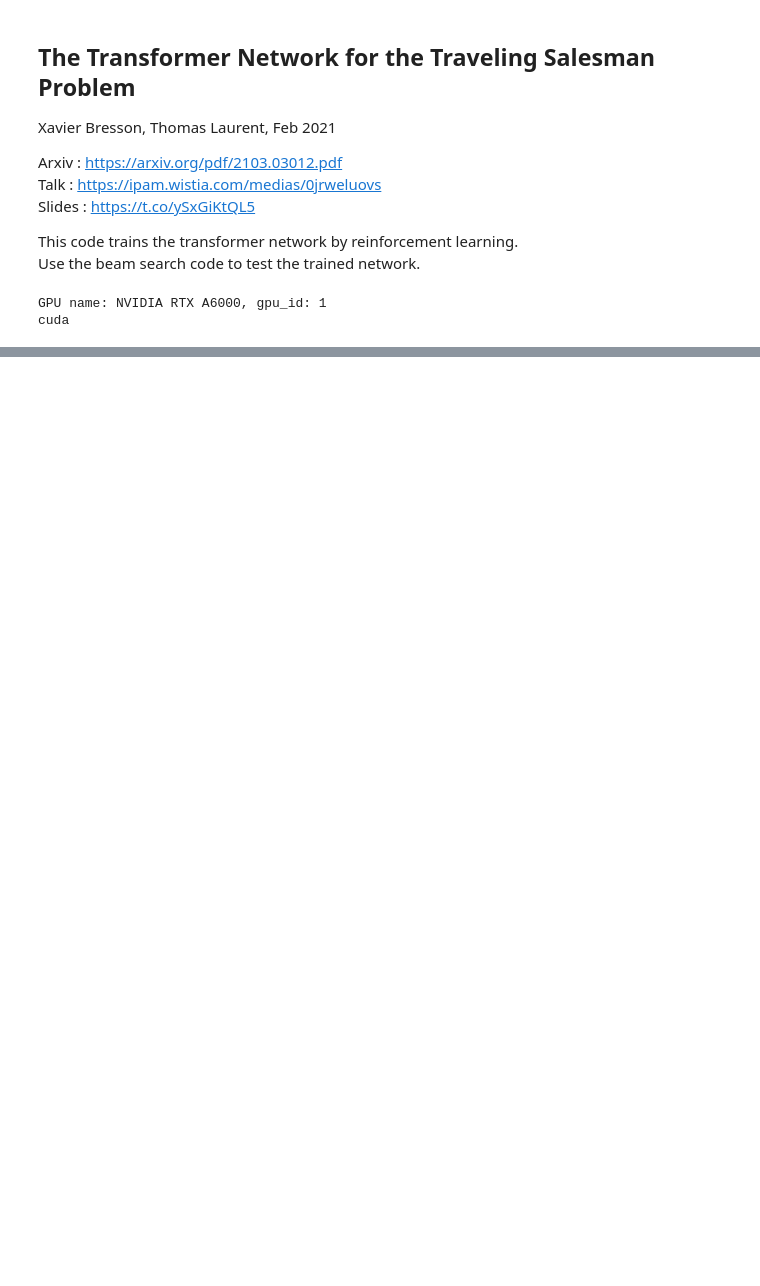
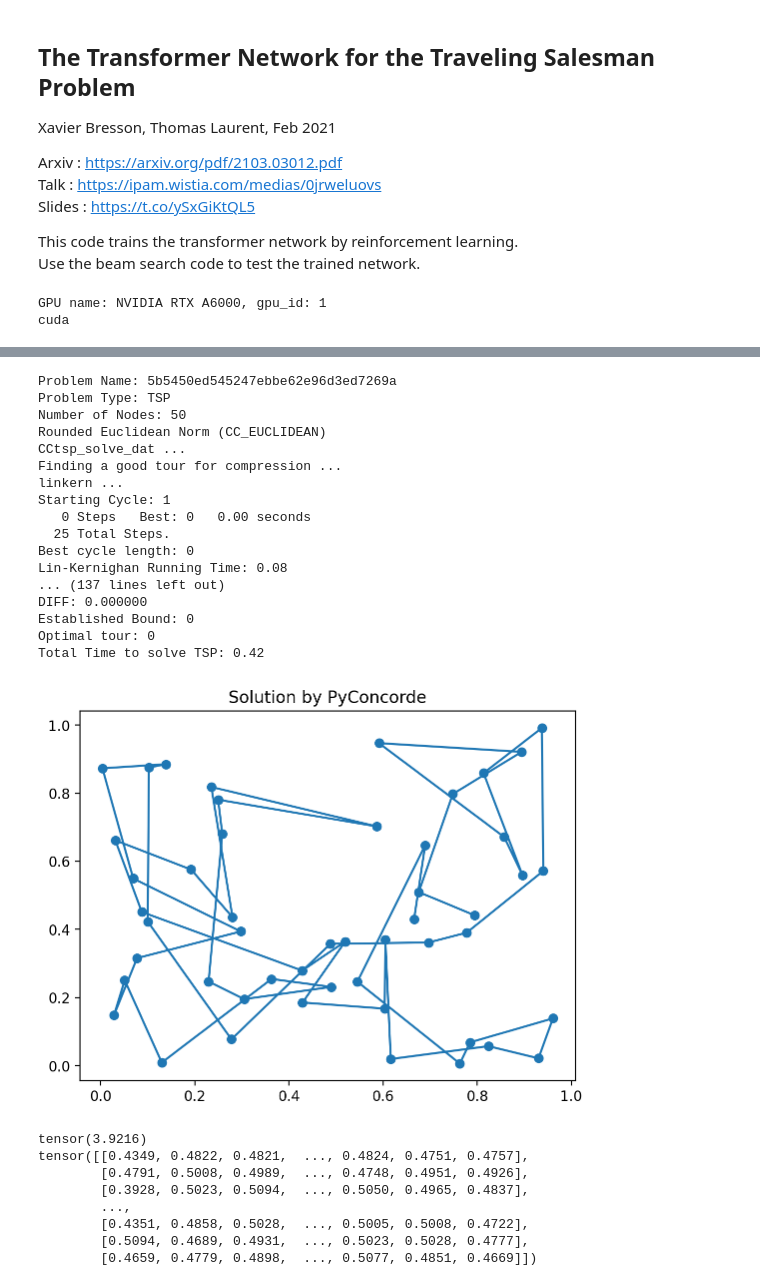
Before and after one commit to xyfffff/Experiments, a Jupyter notebook: train_tsp_transformer_TSP50.ipynb, the cells around one changed output, grey strips where cells are left out. Saved outputs shown, nothing was run; the diff lists cells and outputs as text; code cells hidden in the pictures; blank space fills up the shorter version.

```diff
--- a/train_tsp_transformer_TSP50.ipynb
+++ b/train_tsp_transformer_TSP50.ipynb
@@ -78,10 +78,10 @@ args.nb_nodes = 50 # TSP50
 #args.nb_nodes = 100 # TSP100
 args.bsz = 512 # TSP20 TSP50
 args.dim_emb = 128
-args.dim_ff = 512
+args.dim_ff = args.dim_emb * 4
 args.dim_input_nodes = 2
 args.nb_layers_encoder = 6
-args.nb_layers_decoder = 2
+args.nb_layers_decoder = 6
 args.nb_heads = 8
 args.nb_epochs = 10000
 args.nb_batch_per_epoch = 2500
@@ -263,7 +263,7 @@ class Transformer_decoder_net(nn.Module):
 class TSP_net(nn.Module):
 
     def __init__(self, dim_input_nodes, dim_emb, dim_ff,
-                 nb_layers_encoder, nb_heads, batchnorm=True):
+                 nb_layers_encoder, nb_layers_decoder, nb_heads, batchnorm=True):
         super(TSP_net, self).__init__()
 
         self.dim_emb = dim_emb
@@ -274,7 +274,7 @@ class TSP_net(nn.Module):
         # encoder layer
         self.encoder = Transformer_encoder_net(nb_layers_encoder, dim_emb, nb_heads, dim_ff, batchnorm)
 
-        self.decoder = Transformer_decoder_net(nb_layers_encoder, dim_emb, nb_heads, dim_ff, batchnorm)
+        self.decoder = Transformer_decoder_net(nb_layers_decoder, dim_emb, nb_heads, dim_ff, batchnorm)
 
         self.query_box = nn.Parameter(torch.randn(50, dim_emb))
 
@@ -298,10 +298,10 @@ class TSP_net(nn.Module):
 
 
 model = TSP_net(args.dim_input_nodes, args.dim_emb, args.dim_ff,
-              args.nb_layers_encoder, args.nb_heads, batchnorm=args.batchnorm)
+              args.nb_layers_encoder, args.nb_layers_decoder, args.nb_heads, batchnorm=args.batchnorm)
 
 model_baseline = TSP_net(args.dim_input_nodes, args.dim_emb, args.dim_ff,
-              args.nb_layers_encoder, args.nb_heads, batchnorm=args.batchnorm)
+              args.nb_layers_encoder, args.nb_layers_decoder, args.nb_heads, batchnorm=args.batchnorm)
 
 # uncomment these lines if trained with multiple GPUs
 print(torch.cuda.device_count())
@@ -380,7 +380,7 @@ def custom_loss(output_class, output_box, label_class, label_box, matched_idx):
 
     loss_box = F.mse_loss(output_box, matched_output_box)
 
-    loss = loss_class + loss_box
+    loss = loss_class + 0 * loss_box
     return loss, loss_class, loss_box
 
 ###################
@@ -492,7 +492,7 @@ for epoch in range(0,args.nb_epochs):
     else: gap_train = -1.0
 
     # Print and save in txt file
-    mystring_min = 'Epoch: {:d}, epoch time: {:.3f}min, tot time: {:.3f}day, L_train: {:.3f}, gap_train(%): {:.3f}'.format(
+    mystring_min = 'Epoch: {:d}, epoch time: {:.3f}min, tot time: {:.3f}day, Length: {:.3f}, gap_train(%): {:.3f}'.format(
         epoch, time_one_epoch/60, time_tot/86400, average_length, 100*gap_train)
     print(mystring_min) # Comment if plot display
     file.write(mystring_min+'\n')
@@ -508,7 +508,7 @@ for epoch in range(0,args.nb_epochs):
         'epoch': epoch,
         'time': time_one_epoch,
         'tot_time': time_tot,
-        'loss': loss.item(),
+        'loss': loss,
         'plot_performance_train': plot_performance_train,
         'model': model.state_dict(),
         'optimizer': optimizer.state_dict(),
@@ -520,0 +570,29 @@ RuntimeError: Size does not match at dimension 2 expected index [512, 50, 50] to
+# %%
+main("./checkpoint/checkpoint_23-10-22--14-58-01-n50-gpu1.pkl")
+# %% [output]
+Problem Name: 5b5450ed545247ebbe62e96d3ed7269a
+Problem Type: TSP
+Number of Nodes: 50
+Rounded Euclidean Norm (CC_EUCLIDEAN)
+CCtsp_solve_dat ...
+Finding a good tour for compression ...
+linkern ...
+Starting Cycle: 1
+   0 Steps   Best: 0   0.00 seconds
+  25 Total Steps.
+Best cycle length: 0
+Lin-Kernighan Running Time: 0.08
+... (137 lines left out)
+DIFF: 0.000000
+Established Bound: 0
+Optimal tour: 0
+Total Time to solve TSP: 0.42
+[figure, added]
+tensor(3.9216)
+tensor([[0.4349, 0.4822, 0.4821,  ..., 0.4824, 0.4751, 0.4757],
+        [0.4791, 0.5008, 0.4989,  ..., 0.4748, 0.4951, 0.4926],
+        [0.3928, 0.5023, 0.5094,  ..., 0.5050, 0.4965, 0.4837],
+        ...,
+        [0.4351, 0.4858, 0.5028,  ..., 0.5005, 0.5008, 0.4722],
+        [0.5094, 0.4689, 0.4931,  ..., 0.5023, 0.5028, 0.4777],
+        [0.4659, 0.4779, 0.4898,  ..., 0.5077, 0.4851, 0.4669]])
```
Also changed, not shown: parts of 4 cells of this notebook.
